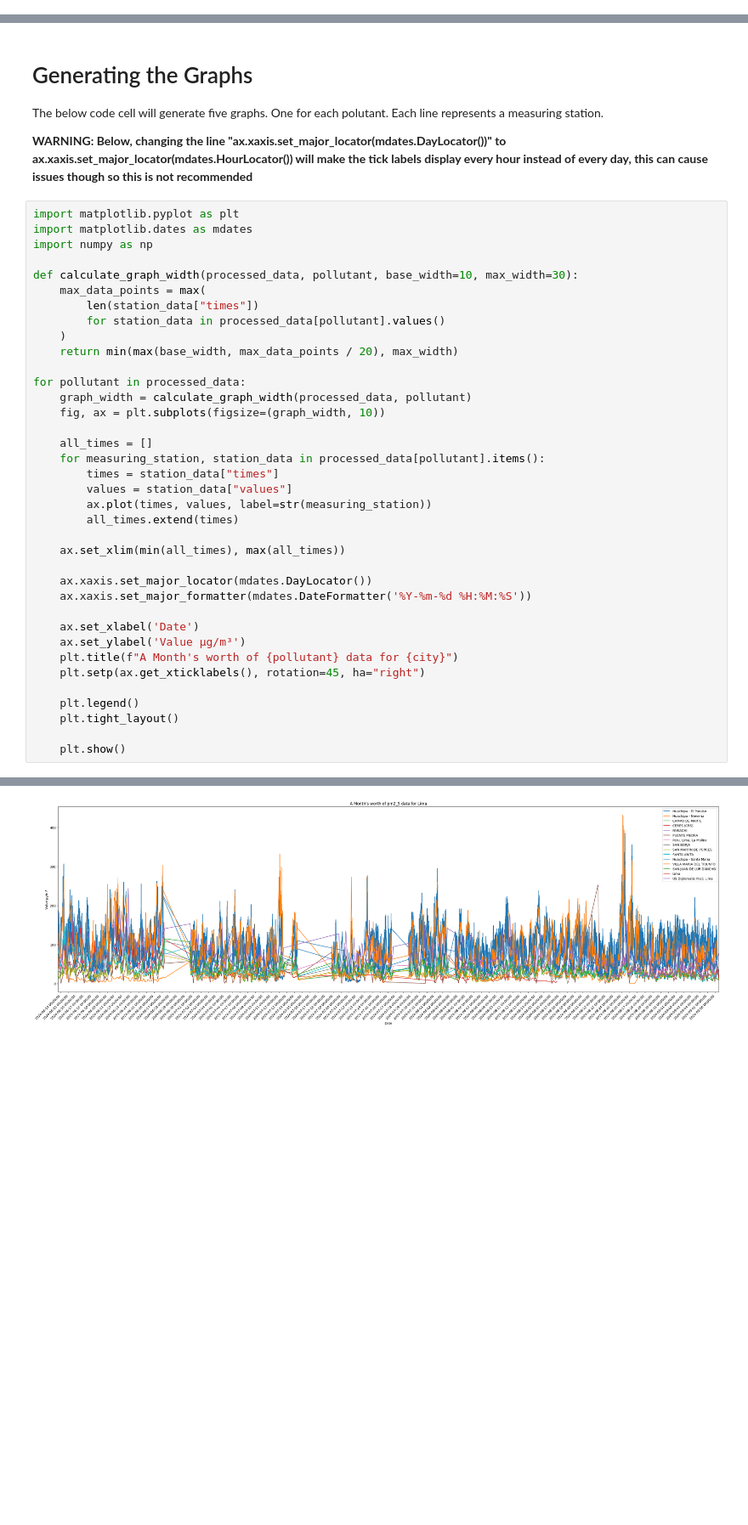
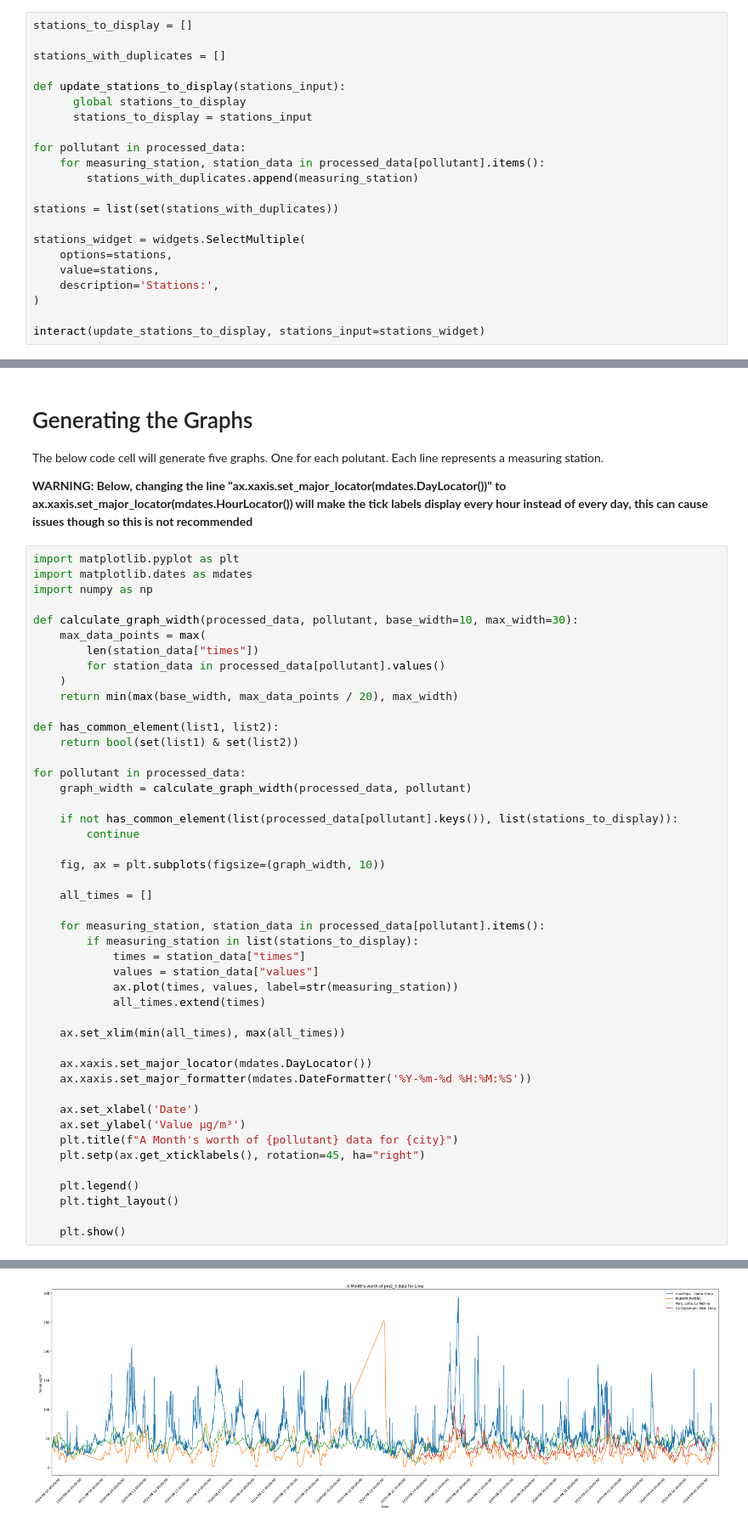
Before and after one commit to ECMWFCode4Earth/vAirify, a Jupyter notebook: notebooks/trends/trends-notebook.ipynb, the cells around one changed output, grey strips where cells are left out. Shown at 85% size. Cells and saved outputs as stored; diff of their text form; blank space fills up the shorter version.

Commit message:
Further improvements: added Select Measuring stations to display section

```diff
--- a/notebooks/trends/trends-notebook.ipynb
+++ b/notebooks/trends/trends-notebook.ipynb
@@ -188,0 +197,22 @@ for measurement in api_request_result:
+# %%
+stations_to_display = []
+
+stations_with_duplicates = []
+
+def update_stations_to_display(stations_input):
+      global stations_to_display
+      stations_to_display = stations_input
+
+for pollutant in processed_data:
+    for measuring_station, station_data in processed_data[pollutant].items():
+        stations_with_duplicates.append(measuring_station)
+
+stations = list(set(stations_with_duplicates))
+
+stations_widget = widgets.SelectMultiple(
+    options=stations,
+    value=stations,
+    description='Stations:',
+)
+
+interact(update_stations_to_display, stations_input=stations_widget)
@@ -204,16 +237,25 @@ def calculate_graph_width(processed_data, pollutant, base_width=10, max_width=30
     )
     return min(max(base_width, max_data_points / 20), max_width)
 
+def has_common_element(list1, list2):
+    return bool(set(list1) & set(list2))
+
 for pollutant in processed_data:
     graph_width = calculate_graph_width(processed_data, pollutant)
+
+    if not has_common_element(list(processed_data[pollutant].keys()), list(stations_to_display)):
+        continue
+
     fig, ax = plt.subplots(figsize=(graph_width, 10))
 
     all_times = []
+
     for measuring_station, station_data in processed_data[pollutant].items():
-        times = station_data["times"]
-        values = station_data["values"]
-        ax.plot(times, values, label=str(measuring_station))
-        all_times.extend(times)
+        if measuring_station in list(stations_to_display):
+            times = station_data["times"]
+            values = station_data["values"]
+            ax.plot(times, values, label=str(measuring_station))
+            all_times.extend(times)
 
     ax.set_xlim(min(all_times), max(all_times))
 
@@ -235 +277 @@ for pollutant in processed_data:
-[figure, old version]
+[figure, new version]
```
Also changed, not shown: parts of 6 cells of this notebook.
